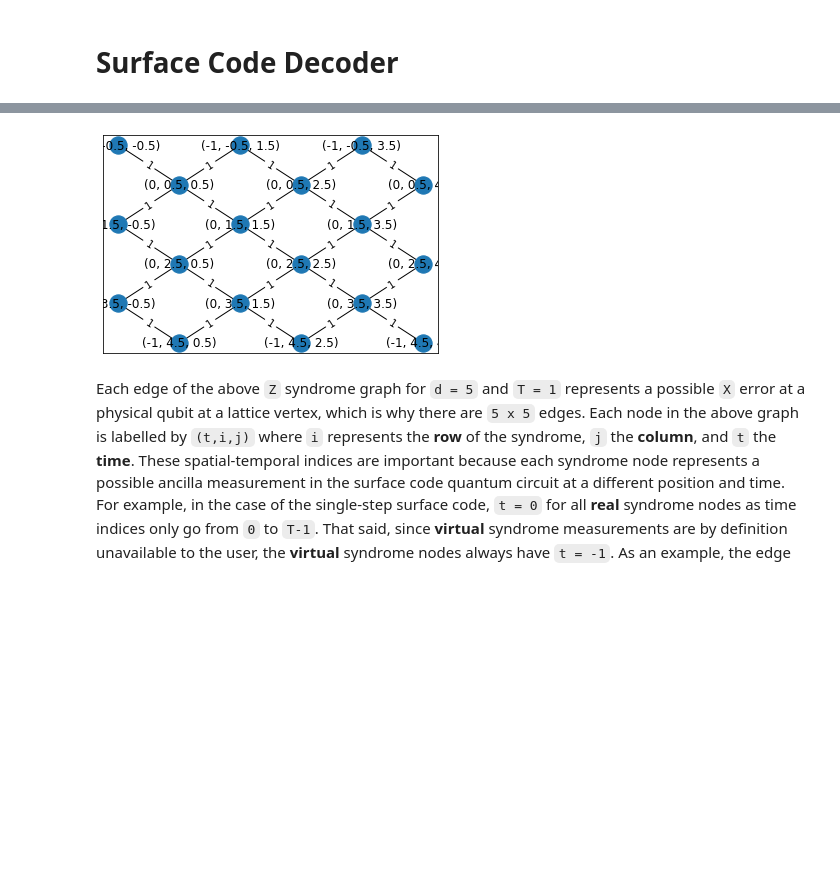
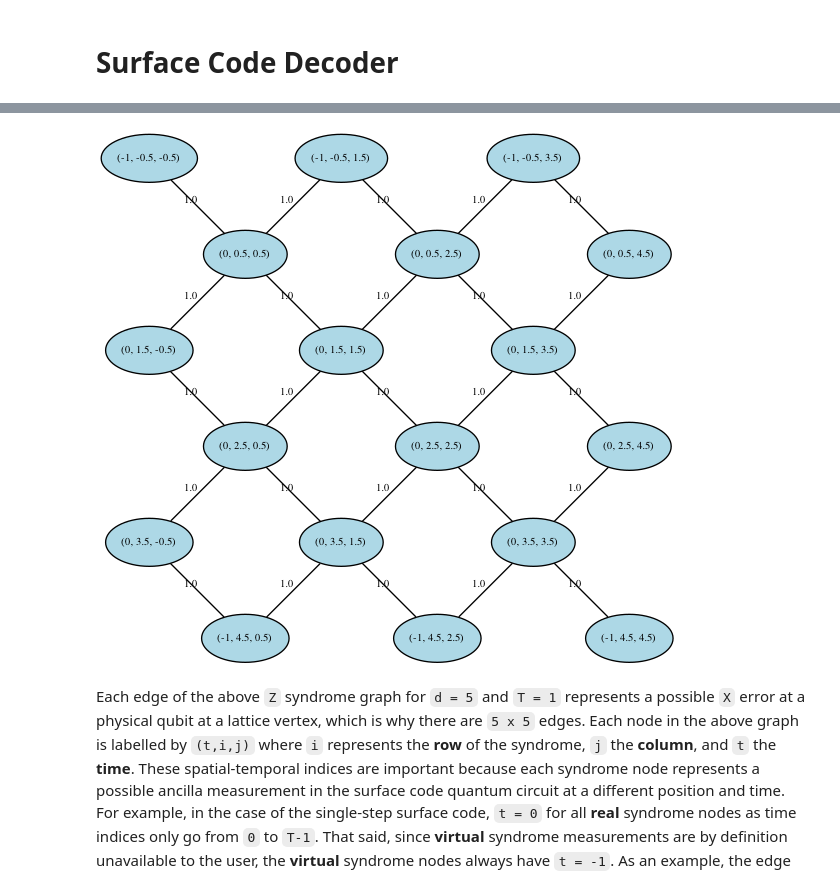
Before and after one commit to yaleqc/qtcodes, a Jupyter notebook: tutorials/xxzz/2-fitters.ipynb, the cells around one changed output, grey strips where cells are left out. Drawn from its saved outputs; the diff is of its cells as text; code cells hidden in the pictures; blank space fills up the shorter version.

```diff
--- a/tutorials/xxzz/2-fitters.ipynb
+++ b/tutorials/xxzz/2-fitters.ipynb
@@ -30,12 +30,12 @@ We call the nearest-neighbor graph connecting `ZZ/ZZZZ` stabilizer measuring anc
 # %%
 import sys
 sys.path.insert(0, "../../")
 from topological_codes import RotatedGraphDecoder
 decoder = RotatedGraphDecoder({"d":5,"T":1})
 G = decoder.S['Z']
-decoder.graph_2D(G,'distance')
+decoder.draw(G)
 # %% [output]
-[figure, old version]
+[figure, new version]
 # %% [markdown]
 Each edge of the above `Z` syndrome graph for `d = 5` and `T = 1` represents a possible `X` error at a physical qubit at a lattice vertex, which is why there are `5 x 5` edges. Each node in the above graph is labelled by `(t,i,j)` where `i` represents the **row** of the syndrome, `j` the **column**, and `t` the **time**. These spatial-temporal indices are important because each syndrome node represents a possible ancilla measurement in the surface code quantum circuit at a different position and time. For example, in the case of the single-step surface code, `t = 0` for all **real** syndrome nodes as time indices only go from `0` to `T-1`. That said, since **virtual** syndrome measurements are by definition unavailable to the user, the **virtual** syndrome nodes always have `t = -1`. As an example, the edge between node `(0,0.5,0.5)` and `(0,1.5,1.5)` represents a `X` error on the physical qubit at position `(1,1)` at time `t = 0`.
 
```
Also changed, not shown: parts of 13 cells of this notebook, 8 other files.
